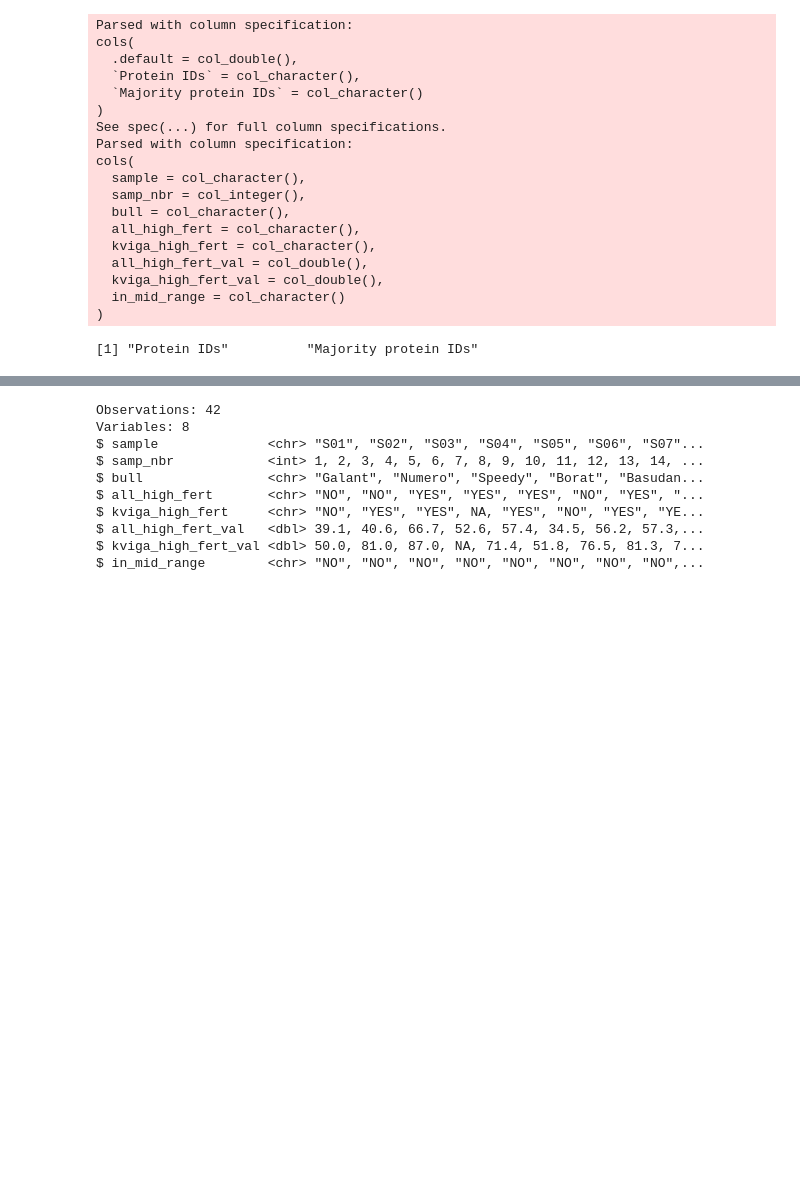
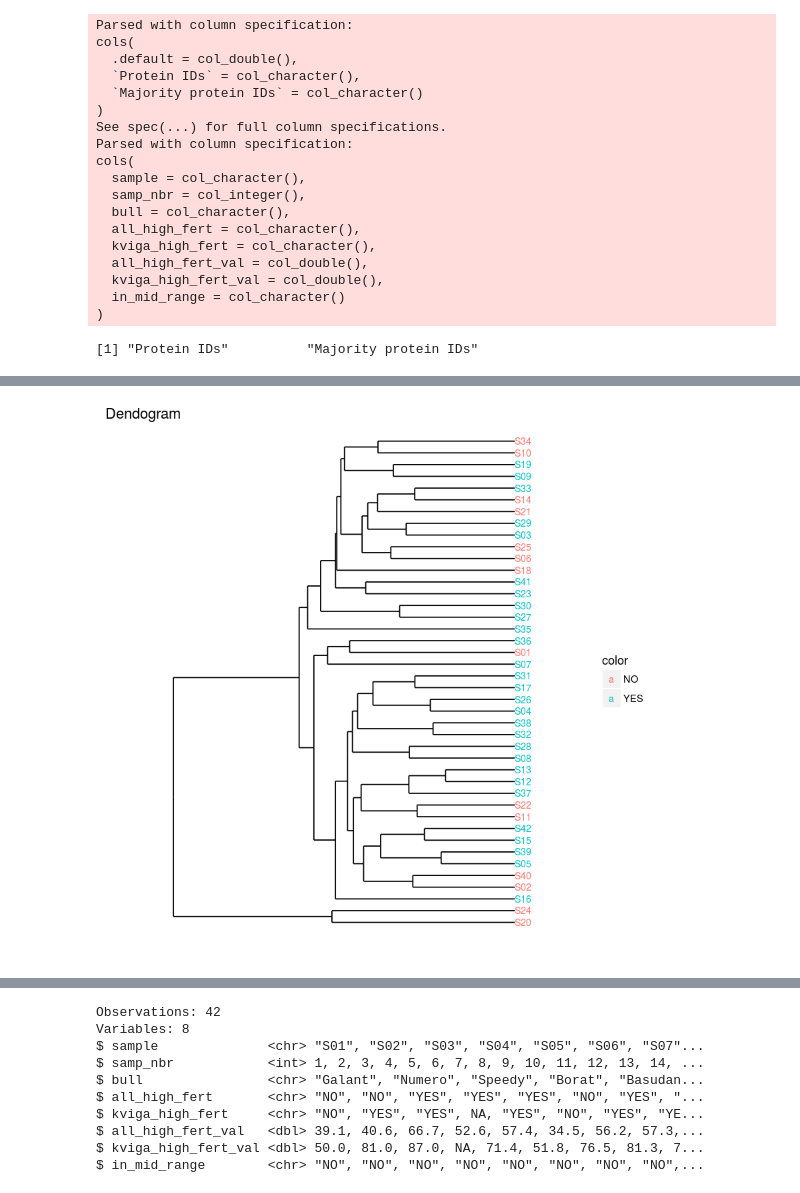
Before and after one commit to Jakob37/RShinyExperiments, a Jupyter notebook: exploration.ipynb, the cells around one changed output, grey strips where cells are left out. Saved outputs shown, nothing was run; the diff lists cells and outputs as text; code cells hidden in the pictures; blank space fills up the shorter version.

Commit message:
Further experiments and incorporating barchart visualization

```diff
--- a/exploration.ipynb
+++ b/exploration.ipynb
@@ -40,0 +87,4 @@ colnames(data_df)[which(!colnames(data_df) %in% design_df$sample)]
+# %%
+mv$dendogram(sample_df, design_df$sample, design_df$sample, design_df$all_high_fert)
+# %% [output]
+[figure, added]
```
Also changed, not shown: parts of 5 cells of this notebook, 1 other file.
